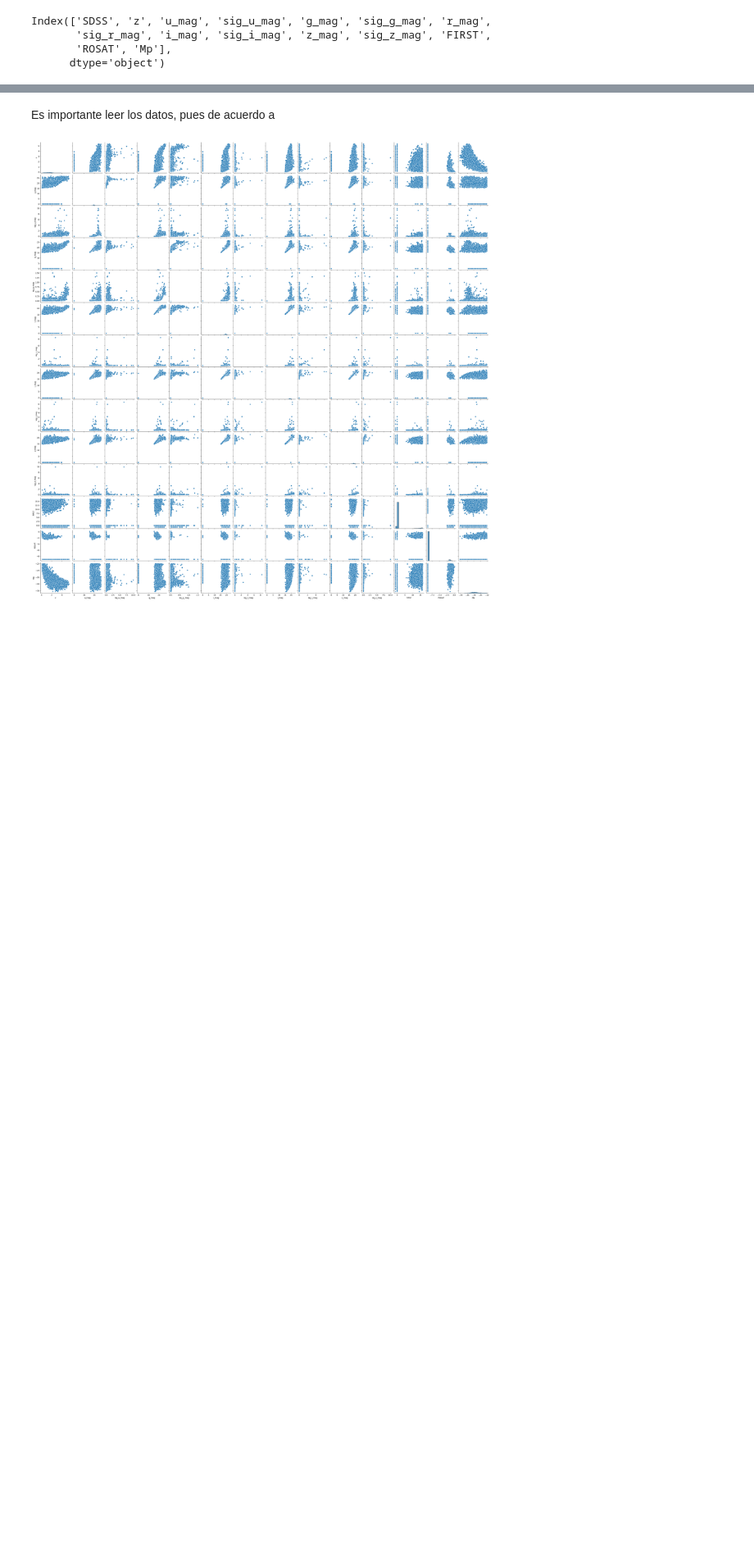
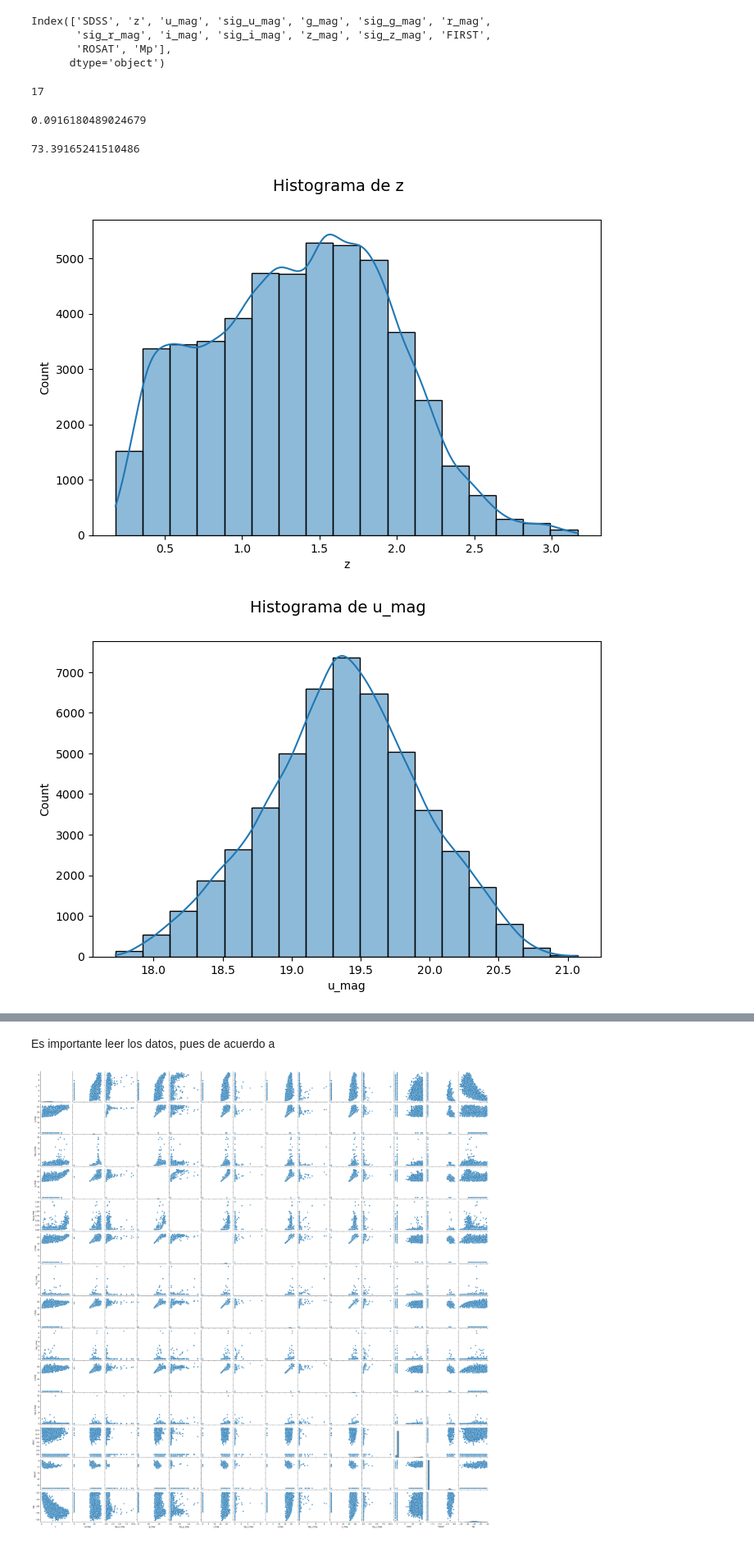
Before and after one commit to fbientrigo/learningprogamation, a Jupyter notebook: SDSS Analysis - Stats101/0_clean_outliers.ipynb, the cells around one changed output, grey strips where cells are left out. Shown at 82% size. Saved outputs shown, nothing was run; the diff lists cells and outputs as text; code cells hidden in the pictures; blank space fills up the shorter version.

```diff
--- a/SDSS Analysis - Stats101/main.ipynb
+++ b/SDSS Analysis - Stats101/0_clean_outliers.ipynb
@@ -218,13 +218,12 @@ df = pd.read_csv('SDSS_QSO.csv', index_col=0) # dataframe
 columnas_iqr_cleaning = ['z', 'u_mag', 'sig_u_mag', 'g_mag', 'sig_g_mag', 'r_mag',
        'sig_r_mag', 'i_mag', 'sig_i_mag', 'z_mag', 'sig_z_mag', 'Mp']
 
-nombre = columnas_iqr_cleaning[0]
-# usamos los limites para limpiar pedir aquellas condiciones a los datos y continuamos al siguient
-df[nombre] = iqr_range( df[nombre] )
+print(df.shape)
+for nombre in columnas_iqr_cleaning:
+    ll, ul = iqr_limits(  df[nombre] )
+    df = df[ (df[nombre]> ll ) & (df[nombre]<ul ) ]
+    # print(df.shape)
 
-for nombre in columnas_iqr_cleaning:
-    # print(df.shape)
-    df[nombre] = iqr_range( df[nombre] )
 
 # guardar los nuevos datos en un csv
 df.to_csv('SDSS_notOutliers.csv')
@@ -237,13 +238,44 @@ Index(['SDSS', 'z', 'u_mag', 'sig_u_mag', 'g_mag', 'sig_g_mag', 'r_mag',
        'sig_r_mag', 'i_mag', 'sig_i_mag', 'z_mag', 'sig_z_mag', 'FIRST',
        'ROSAT', 'Mp'],
       dtype='object')
+# %%
+# usando regla de sturges para el numero de bins
+bins = int( np.ceil(np.log2( len( df[variable] ) ) + 1) )
+bins
+# %% [output]
+17
+# %%
+# regla freedman diaconis
+# para este set da aproximadamente 0
+q3, q1 = np.percentile(df[variable], [75,25])
+iqr = q3 - q1
+
+freedmandiaconis = 2 / np.cbrt( len( df['z'] )  )
+
+bins = iqr * freedmandiaconis
+bins
+# %% [output]
+0.0916180489024679
+# %%
+# rice rule
+bins = 2 * np.cbrt( len( df['z'] )  )
+bins
+# %% [output]
+73.39165241510486
 # %%
 # generar una lista de histogramas
+# la cantidad de bins ideal sera la misma para cada dato
+bins = int( np.ceil(np.log2( len( df['z'] ) ) + 1) )
+
 for variable in ['z', 'u_mag', 'sig_u_mag', 'g_mag', 'sig_g_mag', 'r_mag',
        'sig_r_mag', 'i_mag', 'sig_i_mag', 'z_mag', 'sig_z_mag', 'FIRST',
        'ROSAT', 'Mp']:
+
     fig, ax = plt.subplots(figsize=(8,5))
     fig.suptitle(f"Histograma de {variable}", fontsize=14)
-    sn.histplot(dfsdss[variable], ax= ax, kde=True)
-    #plt.savefig(f'histogramplots/hist{variable}.png')
+    sn.histplot(dfsdss[variable], ax= ax, kde=True, bins=bins)
+    plt.savefig(f'histogramplots/hist{variable}.png')
     plt.show()
+# %% [output]
+[figure, added]
+[figure, added]
```
Also changed, not shown: parts of 5 cells of this notebook, 15 other files.
